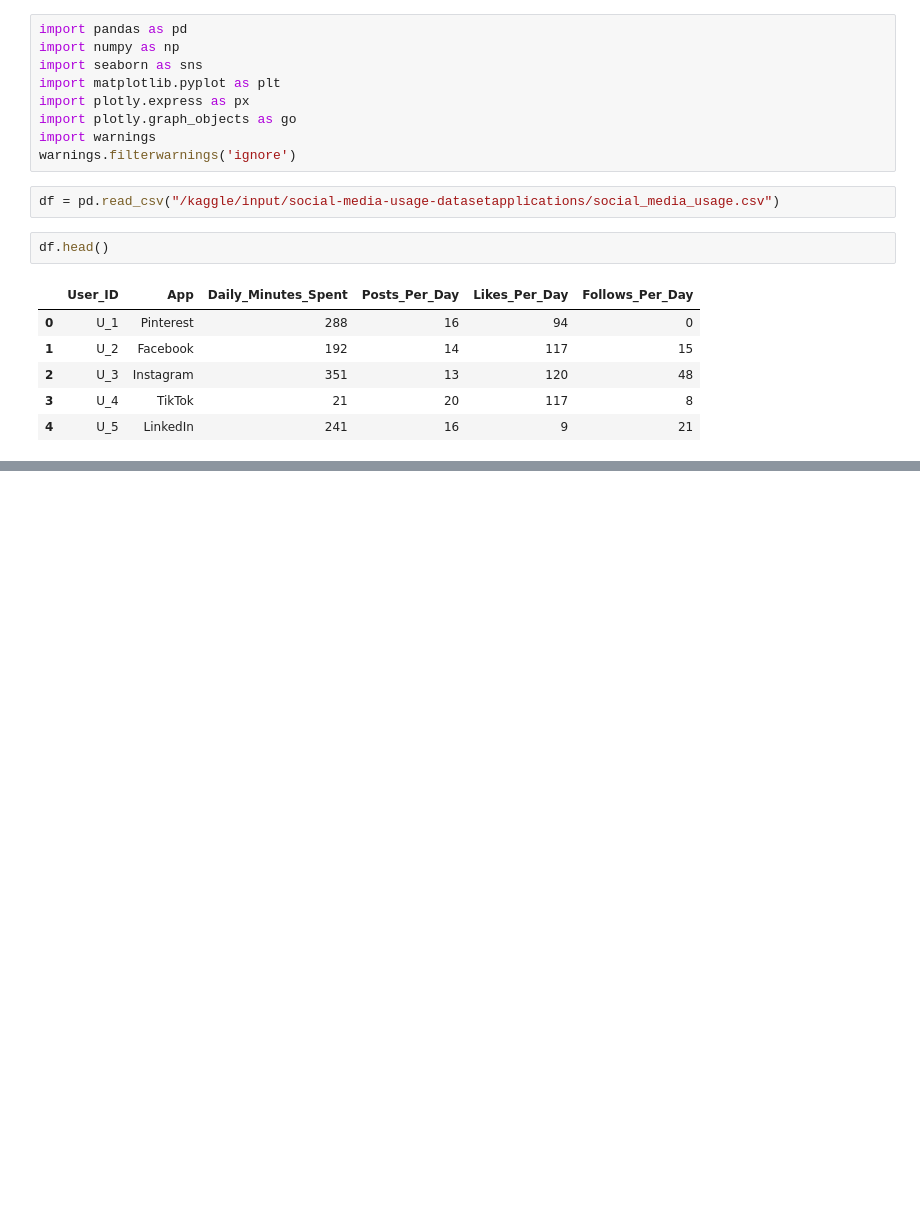
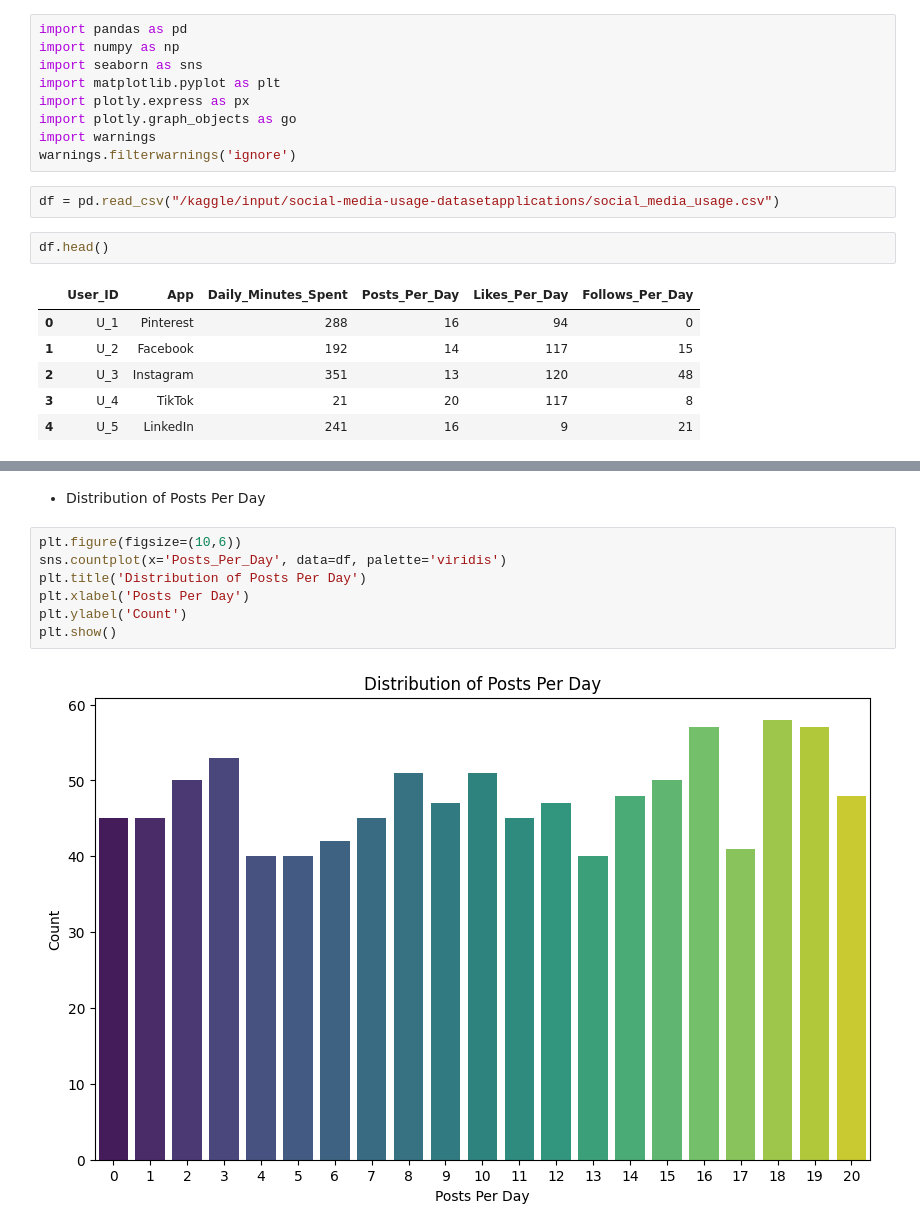
Before and after one commit to kumawatmanish05/Social_media_Usage_analysis, a Jupyter notebook: social-media-analysis.ipynb, the cells around one changed output, grey strips where cells are left out. Cells and saved outputs as stored; diff of their text form; blank space fills up the shorter version.

```diff
--- a/social-media-analysis.ipynb
+++ b/social-media-analysis.ipynb
@@ -42,0 +91,11 @@ df.head()
+# %% [markdown]
+* Distribution of Posts Per Day
+# %%
+plt.figure(figsize=(10,6))
+sns.countplot(x='Posts_Per_Day', data=df, palette='viridis')
+plt.title('Distribution of Posts Per Day')
+plt.xlabel('Posts Per Day')
+plt.ylabel('Count')
+plt.show()
+# %% [output]
+[figure, added]
```
Also changed, not shown: parts of 15 cells of this notebook.
